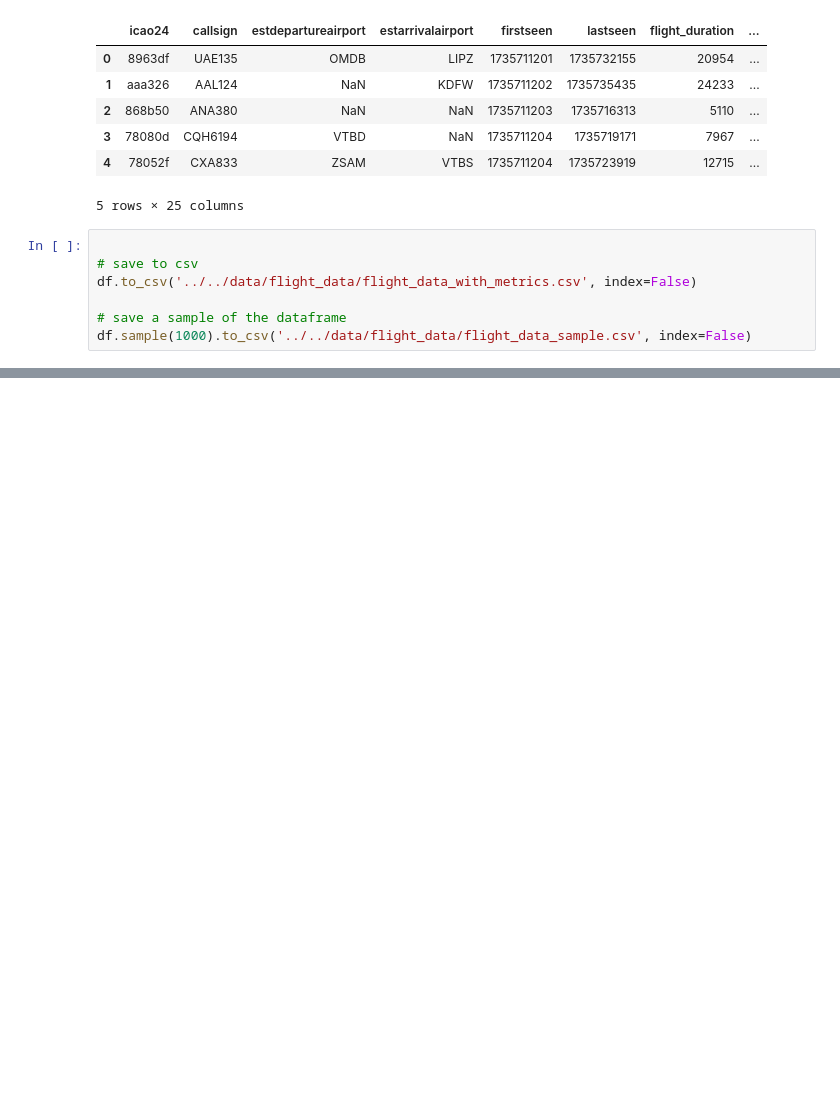
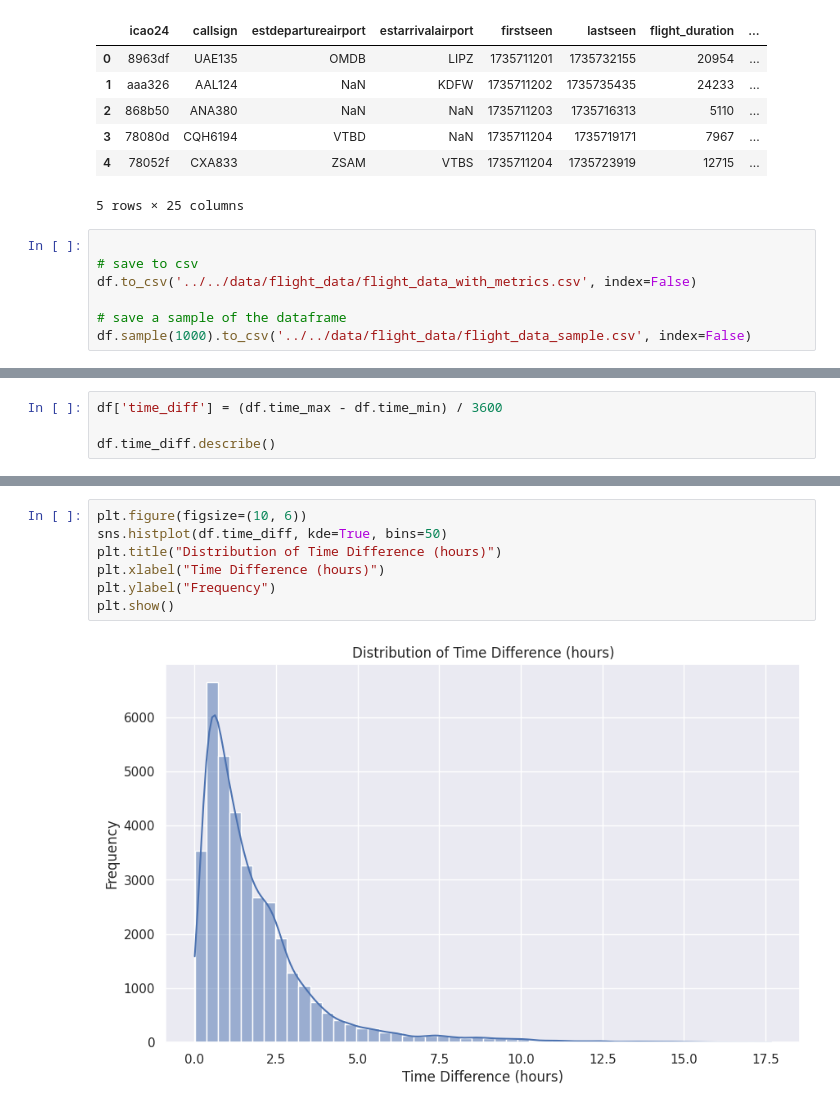
Before and after one commit to mabbts/Aviation-Milestone2-Project, a Jupyter notebook: notebooks/julien-hovan/flights_eda.ipynb, the cells around one changed output, grey strips where cells are left out. Drawn from its saved outputs; the diff is of its cells as text; blank space fills up the shorter version.

```diff
--- a/notebooks/julien-hovan/flights_eda.ipynb
+++ b/notebooks/julien-hovan/flights_eda.ipynb
@@ -245,0 +344,4 @@ df.sample(1000).to_csv('../../data/flight_data/flight_data_sample.csv', index=Fa
+# %%
+df['time_diff'] = (df.time_max - df.time_min) / 3600
+
+df.time_diff.describe()
@@ -245,0 +358,9 @@ df.sample(1000).to_csv('../../data/flight_data/flight_data_sample.csv', index=Fa
+# %%
+plt.figure(figsize=(10, 6))
+sns.histplot(df.time_diff, kde=True, bins=50)
+plt.title("Distribution of Time Difference (hours)")
+plt.xlabel("Time Difference (hours)")
+plt.ylabel("Frequency")
+plt.show()
+# %% [output]
+[figure, added]
```
Also changed, not shown: parts of 18 cells of this notebook, 1 other file.
